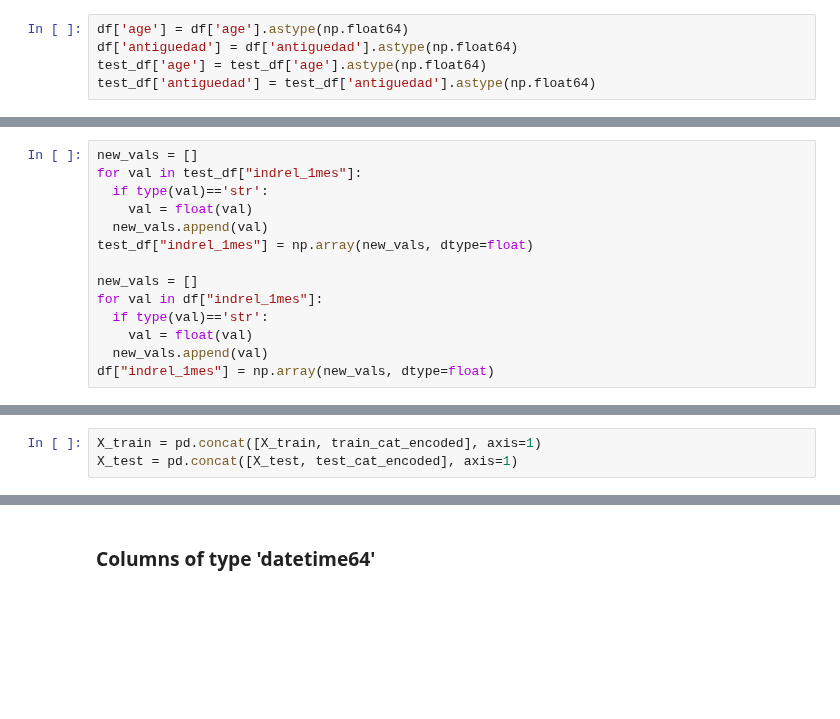
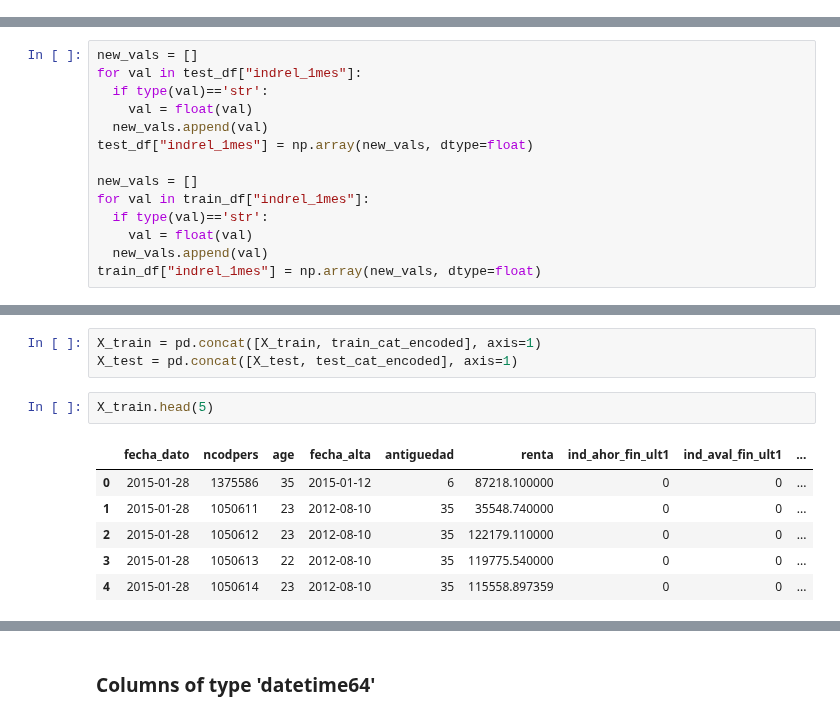
Before and after one commit to casperbh96/mbml, a Jupyter notebook: Data_Preparation.ipynb, the cells around one changed output, grey strips where cells are left out. Saved outputs shown, nothing was run; the diff lists cells and outputs as text; blank space fills up the shorter version.

```diff
--- a/Data_Preparation.ipynb
+++ b/Data_Preparation.ipynb
@@ -253,9 +275,4 @@ df = df.dropna(axis=0, how='any')
 test_df = test_df.dropna(axis=0, how='any')
-# %%
-df['age'] = df['age'].astype(np.float64)
-df['antiguedad'] = df['antiguedad'].astype(np.float64)
-test_df['age'] = test_df['age'].astype(np.float64)
-test_df['antiguedad'] = test_df['antiguedad'].astype(np.float64)
 # %% [markdown]
 ## The feature "indrel_1mes"
 
@@ -269,11 +286,11 @@ for val in test_df["indrel_1mes"]:
 test_df["indrel_1mes"] = np.array(new_vals, dtype=float)
 
 new_vals = []
-for val in df["indrel_1mes"]:
+for val in train_df["indrel_1mes"]:
   if type(val)=='str':
     val = float(val)
   new_vals.append(val)
-df["indrel_1mes"] = np.array(new_vals, dtype=float)
+train_df["indrel_1mes"] = np.array(new_vals, dtype=float)
 # %% [markdown]
 ## A quick check on the total number of NaN values
 # %%
@@ -347,3 +425,12 @@ Here, there is a problam because the number of columns in test_cat_encoded is bi
 # %%
 X_train = pd.concat([X_train, train_cat_encoded], axis=1)
 X_test = pd.concat([X_test, test_cat_encoded], axis=1)
+# %%
+X_train.head(5)
+# %% [output]
+|  | fecha_dato | ncodpers | age | fecha_alta | antiguedad | renta | ind_ahor_fin_ult1 | ind_aval_fin_ult1 | ... |
+| 0 | 2015-01-28 | 1375586 | 35 | 2015-01-12 | 6 | 87218.100000 | 0 | 0 | ... |
+| 1 | 2015-01-28 | 1050611 | 23 | 2012-08-10 | 35 | 35548.740000 | 0 | 0 | ... |
+| 2 | 2015-01-28 | 1050612 | 23 | 2012-08-10 | 35 | 122179.110000 | 0 | 0 | ... |
+| 3 | 2015-01-28 | 1050613 | 22 | 2012-08-10 | 35 | 119775.540000 | 0 | 0 | ... |
+| 4 | 2015-01-28 | 1050614 | 23 | 2012-08-10 | 35 | 115558.897359 | 0 | 0 | ... |
```
Also changed, not shown: parts of 46 cells of this notebook.
